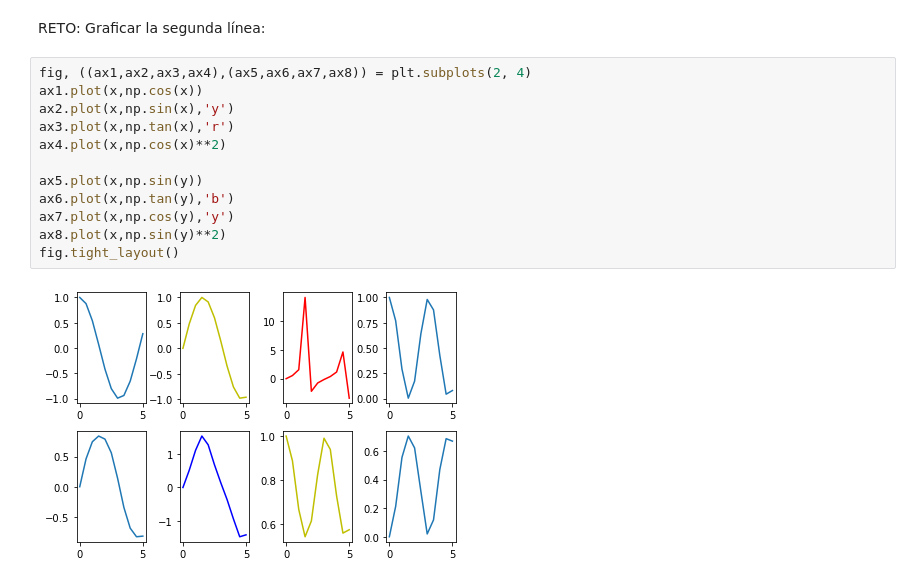
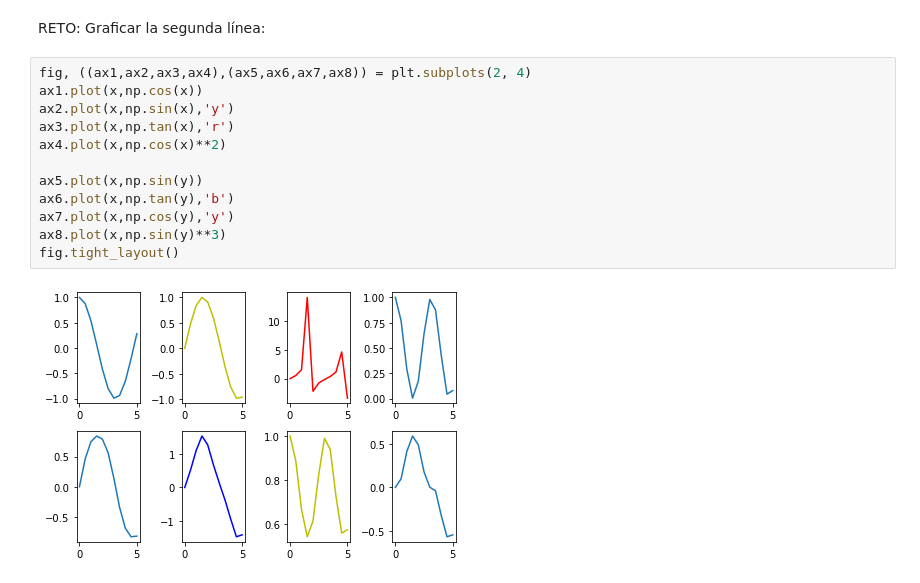
Before and after one commit to edupr/Matplotlib_Seaborn, a Jupyter notebook: 6 Subplots.ipynb, the cells around one changed output. Drawn from its saved outputs; the diff is of its cells as text.

```diff
--- a/6 Subplots.ipynb
+++ b/6 Subplots.ipynb
@@ -54,14 +54,14 @@ RETO: Graficar la segunda línea:
 # %%
 fig, ((ax1,ax2,ax3,ax4),(ax5,ax6,ax7,ax8)) = plt.subplots(2, 4)
 ax1.plot(x,np.cos(x))
 ax2.plot(x,np.sin(x),'y')
 ax3.plot(x,np.tan(x),'r')
 ax4.plot(x,np.cos(x)**2)
 
 ax5.plot(x,np.sin(y))
 ax6.plot(x,np.tan(y),'b')
 ax7.plot(x,np.cos(y),'y')
-ax8.plot(x,np.sin(y)**2)
+ax8.plot(x,np.sin(y)**3)
 fig.tight_layout()
 # %% [output]
-[figure, old version]
+[figure, new version]
```
Also changed, not shown: 1 other file.
